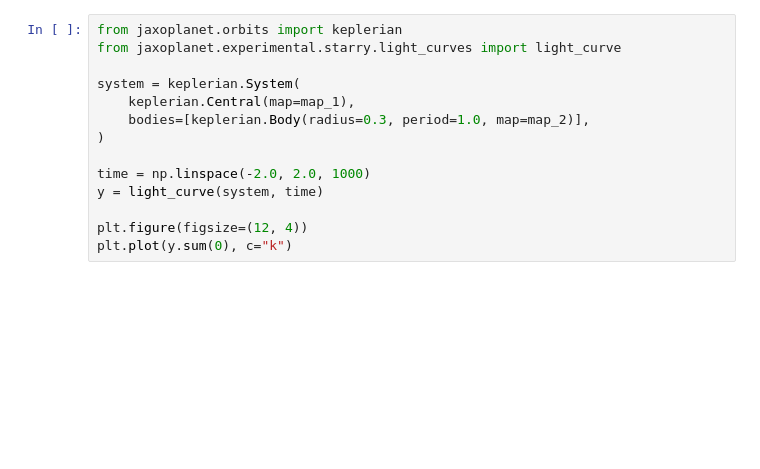
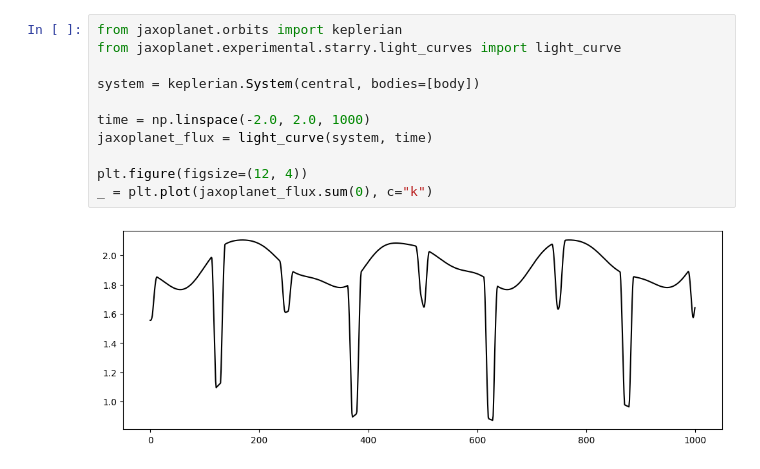
Before and after one commit to exoplanet-dev/jaxoplanet, a Jupyter notebook: docs/tutorials/starry.ipynb, the cells around one changed output. Saved outputs shown, nothing was run; the diff lists cells and outputs as text; blank space fills up the shorter version.

```diff
--- a/docs/tutorials/starry.ipynb
+++ b/docs/tutorials/starry.ipynb
@@ -35,14 +58,13 @@ _ = plt.tight_layout()
 # %%
 from jaxoplanet.orbits import keplerian
 from jaxoplanet.experimental.starry.light_curves import light_curve
 
-system = keplerian.System(
-    keplerian.Central(map=map_1),
-    bodies=[keplerian.Body(radius=0.3, period=1.0, map=map_2)],
-)
+system = keplerian.System(central, bodies=[body])
 
 time = np.linspace(-2.0, 2.0, 1000)
-y = light_curve(system, time)
+jaxoplanet_flux = light_curve(system, time)
 
 plt.figure(figsize=(12, 4))
-plt.plot(y.sum(0), c="k")
+_ = plt.plot(jaxoplanet_flux.sum(0), c="k")
+# %% [output]
+[figure, added]
```
Also changed, not shown: parts of 5 cells of this notebook.
